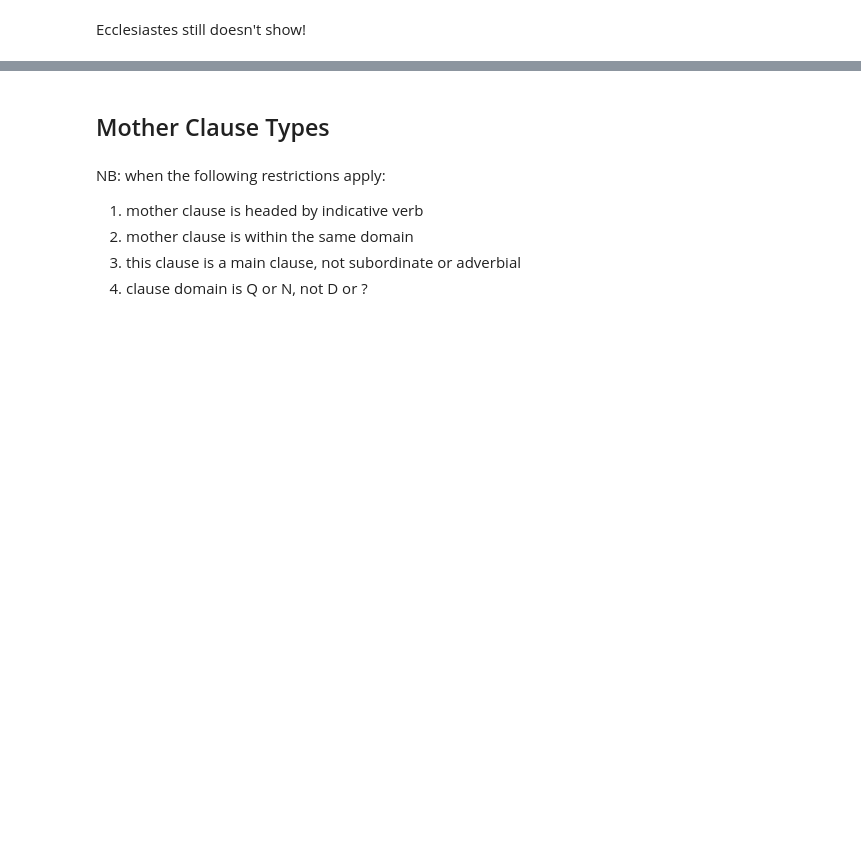
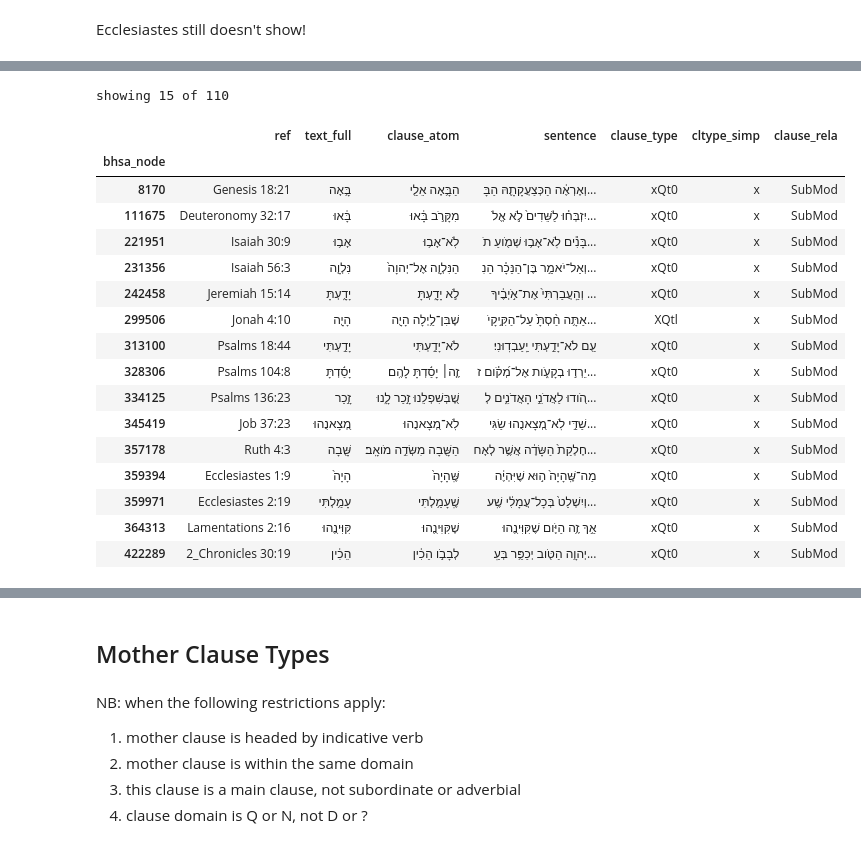
Before and after one commit to CambridgeSemiticsLab/Gesenius_data, a Jupyter notebook: analysis/§106_formal.ipynb, the cells around one changed output, grey strips where cells are left out. Cells and saved outputs as stored; diff of their text form; code cells hidden in the pictures; blank space fills up the shorter version.

```diff
--- a/analysis/§106_formal.ipynb
+++ b/analysis/§106_formal.ipynb
@@ -480,0 +869,27 @@ avb_qtl_pr
+# %%
+ts.show(
+    qatal_df[
+        (qatal_df.clause_rela.str.match('SubMod', na=False))
+        & (~qatal_df.prec_lexes.str.contains('_>CR_'))
+        & (qatal_df.cltype_simp == 'x')
+    ]
+, spread=15, extra=['clause_type', 'cltype_simp', 'clause_rela'])
+# %% [output]
+showing 15 of 110
+|  | ref | text_full | clause_atom | sentence | clause_type | cltype_simp | clause_rela |
+| bhsa_node |  |  |  |  |  |  |  |
+| 8170 | Genesis 18:21 | בָּ֥אָה | הַבָּ֥אָה אֵלַ֖י | וְאֶרְאֶ֔ה הַכְּצַעֲקָתָ֛הּ הַבָּ... | xQt0 | x | SubMod |
+| 111675 | Deuteronomy 32:17 | בָּ֔אוּ | מִקָּרֹ֣ב בָּ֔אוּ | יִזְבְּח֗וּ לַשֵּׁדִים֙ לֹ֣א אֱלֹ... | xQt0 | x | SubMod |
+| 221951 | Isaiah 30:9 | אָב֥וּ | לֹֽא־אָב֥וּ | בָּנִ֕ים לֹֽא־אָב֥וּ שְׁמֹ֖ועַ תֹ... | xQt0 | x | SubMod |
+| 231356 | Isaiah 56:3 | נִּלְוָ֤ה | הַנִּלְוָ֤ה אֶל־יְהוָה֙ | וְאַל־יֹאמַ֣ר בֶּן־הַנֵּכָ֗ר הַנִ... | xQt0 | x | SubMod |
+| 242458 | Jeremiah 15:14 | יָדָ֑עְתָּ | לֹ֣א יָדָ֑עְתָּ | וְהַֽעֲבַרְתִּי֙ אֶת־אֹ֣יְבֶ֔יךָ ... | xQt0 | x | SubMod |
+| 299506 | Jonah 4:10 | הָיָ֖ה | שֶׁבִּן־לַ֥יְלָה הָיָ֖ה | אַתָּ֥ה חַ֨סְתָּ֙ עַל־הַקִּ֣יקָיֹ... | XQtl | x | SubMod |
+| 313100 | Psalms 18:44 | יָדַ֣עְתִּי | לֹא־יָדַ֣עְתִּי | עַ֖ם לֹא־יָדַ֣עְתִּי יַֽעַבְדֽוּנִי׃ | xQt0 | x | SubMod |
+| 328306 | Psalms 104:8 | יָסַ֬דְתָּ | זֶ֤ה׀ יָסַ֬דְתָּ לָהֶֽם׃ | יֵרְד֣וּ בְקָעֹ֑ות אֶל־מְ֝קֹ֗ום ז... | xQt0 | x | SubMod |
+| 334125 | Psalms 136:23 | זָ֣כַר | שֶׁ֭בְּשִׁפְלֵנוּ זָ֣כַר לָ֑נוּ | הֹ֭ודוּ לַאֲדֹנֵ֣י הָאֲדֹנִ֑ים לְ... | xQt0 | x | SubMod |
+| 345419 | Job 37:23 | מְ֭צָאנֻהוּ | לֹֽא־מְ֭צָאנֻהוּ | שַׁדַּ֣י לֹֽא־מְ֭צָאנֻהוּ שַׂגִּי... | xQt0 | x | SubMod |
+| 357178 | Ruth 4:3 | שָּׁ֖בָה | הַשָּׁ֖בָה מִשְּׂדֵ֥ה מֹואָֽב׃ | חֶלְקַת֙ הַשָּׂדֶ֔ה אֲשֶׁ֥ר לְאָח... | xQt0 | x | SubMod |
+| 359394 | Ecclesiastes 1:9 | הָיָה֙ | שֶּֽׁהָיָה֙ | מַה־שֶּֽׁהָיָה֙ ה֣וּא שֶׁיִּהְיֶ֔ה | xQt0 | x | SubMod |
+| 359971 | Ecclesiastes 2:19 | עָמַ֥לְתִּי | שֶֽׁעָמַ֥לְתִּי | וְיִשְׁלַט֙ בְּכָל־עֲמָלִ֔י שֶֽׁע... | xQt0 | x | SubMod |
+| 364313 | Lamentations 2:16 | קִּוִּינֻ֖הוּ | שֶׁקִּוִּינֻ֖הוּ | אַ֣ךְ זֶ֥ה הַיֹּ֛ום שֶׁקִּוִּינֻ֖הוּ | xQt0 | x | SubMod |
+| 422289 | 2_Chronicles 30:19 | הֵכִ֔ין | לְבָבֹ֣ו הֵכִ֔ין | יְהוָ֥ה הַטֹּ֖וב יְכַפֵּ֥ר בְּעַֽ... | xQt0 | x | SubMod |
```
Also changed, not shown: parts of 80 cells of this notebook, 4 other files.
